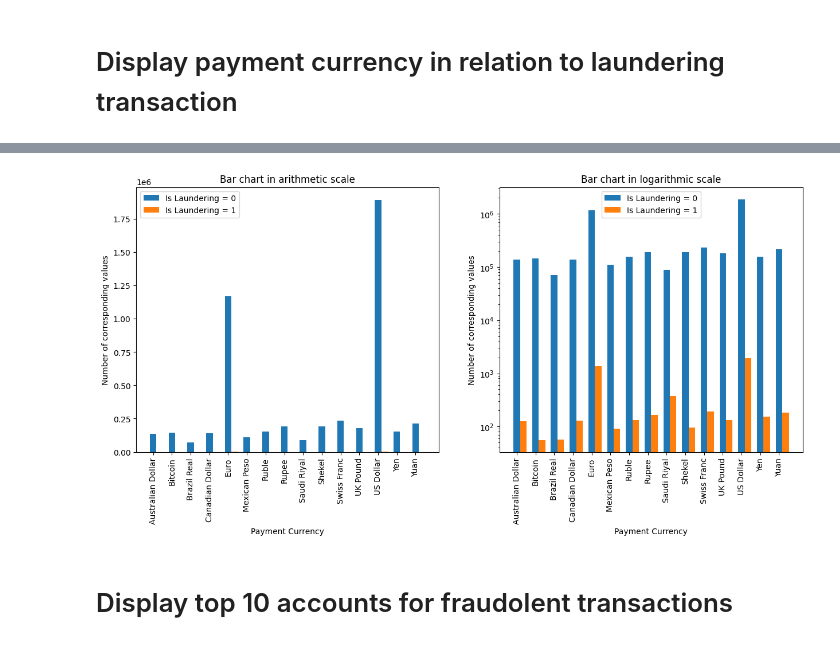
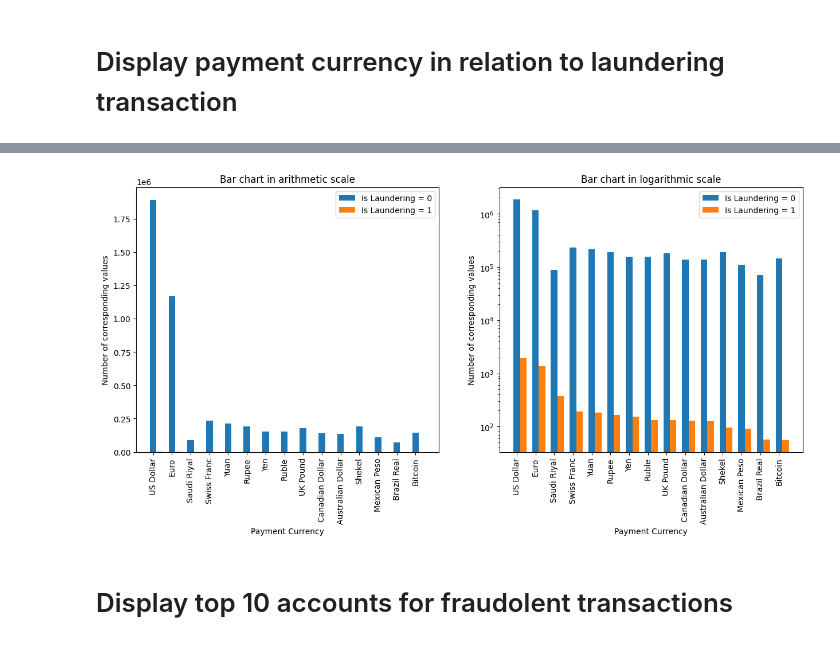
Before and after one commit to fabiobrambilla98/Joint_Project_AMD_SM2L, a Jupyter notebook: project/data_analyses.ipynb, the cells around one changed output, grey strips where cells are left out. Drawn from its saved outputs; the diff is of its cells as text; code cells hidden in the pictures.

```diff
--- a/project/data_analyses.ipynb
+++ b/project/data_analyses.ipynb
@@ -17,0 +56,17 @@ dask_df.head()
+# %%
+schema = StructType([
+    StructField('timestamp', StringType(), True),
+    StructField('from_bank', IntegerType(), True),
+    StructField('from_account', StringType(), True),
+    StructField('to_bank', IntegerType(), True),
+    StructField('to_account', StringType(), True),
+    StructField('amount_received', FloatType(), True),
+    StructField('receiving_currency', StringType(), True),
+    StructField('amount_paid', FloatType(), True),
+    StructField('payment_currency', StringType(), True),
+    StructField('payment_format', StringType(), True),
+    StructField('is_laundering', IntegerType(), True)])
+
+
+
+spark_df = spark.read.csv("../dataset/HI-Small_Trans.csv", header = True, schema=schema)
@@ -81,33 +158,43 @@ Wire             171855.0     NaN
 # %% [markdown]
 # Display payment currency in relation to laundering transaction
 # %%
-# Calculate the number of corresponding values for each value of the "Payment Format" and "Is Laundering" columns
-count_values = dask_df.groupby(['Payment Currency', 'Is Laundering']).size().compute()
+spark_df.select('payment_currency', 'is_laundering') \
+    .groupBy('payment_currency') \
+    .agg(
+        sum(col('is_laundering').cast('int')).alias('1'),
+        sum((1 - col('is_laundering')).cast('int')).alias('0')
+    ).orderBy('1', ascending=False).show(truncate=False)
 
-# Convert the results to a Pandas DataFrame and use the unstack() method
-count_values = count_values.unstack()
+grouped_df = spark_df.groupBy("payment_currency", "is_laundering").count()
 
-print(count_values.sort_values(1, ascending=False))
+# Convert Spark DataFrame to Pandas DataFrame
+count_values = grouped_df.toPandas()
+
+# Use the unstack() method
+count_values_currency = count_values.pivot(index='payment_currency', columns='is_laundering', values='count')
+
+# Sort the values by Is Laundering = 1 in descending order
+count_values_currency = count_values_currency.sort_values(1, ascending=False)
 
 # Create a bar chart with a logarithmic scale
 fig, axs = plt.subplots(1, 2, figsize=(15, 6))
 bar_width = 0.35
-bar_positions = range(len(count_values.index))
-axs[0].bar(bar_positions, count_values[0], bar_width, label='Is Laundering = 0')
-axs[0].bar([p + bar_width for p in bar_positions], count_values[1], bar_width, label='Is Laundering = 1')
+bar_positions = range(len(count_values_currency.index))
+axs[0].bar(bar_positions, count_values_currency[0], bar_width, label='Is Laundering = 0')
+axs[0].bar([p + bar_width for p in bar_positions], count_values_currency[1], bar_width, label='Is Laundering = 1')
 axs[0].set_xticks(bar_positions)
-axs[0].set_xticklabels(count_values.index, rotation='vertical')
-axs[0].set_xticklabels(count_values.index)
+axs[0].set_xticklabels(count_values_currency.index, rotation='vertical')
+axs[0].set_xticklabels(count_values_currency.index)
 axs[0].set_xlabel('Payment Currency')
 axs[0].set_ylabel('Number of corresponding values')
 axs[0].set_title('Bar chart in arithmetic scale')
 axs[0].legend()
 
-axs[1].bar(bar_positions, count_values[0], bar_width, label='Is Laundering = 0')
-axs[1].bar([p + bar_width for p in bar_positions], count_values[1], bar_width, label='Is Laundering = 1')
+axs[1].bar(bar_positions, count_values_currency[0], bar_width, label='Is Laundering = 0')
+axs[1].bar([p + bar_width for p in bar_positions], count_values_currency[1], bar_width, label='Is Laundering = 1')
 axs[1].set_xticks(bar_positions)
-axs[1].set_xticklabels(count_values.index, rotation='vertical')
-axs[1].set_xticklabels(count_values.index)
+axs[1].set_xticklabels(count_values_currency.index, rotation='vertical')
+axs[1].set_xticklabels(count_values_currency.index)
 axs[1].set_xlabel('Payment Currency')
 axs[1].set_ylabel('Number of corresponding values')
 axs[1].set_title('Bar chart in logarithmic scale')
@@ -137,3 +226,3 @@ Bitcoin             146010    56
-[figure, old version]
+[figure, new version]
 # %% [markdown]
 # Display top 10 accounts for fraudolent transactions
```
Also changed, not shown: parts of 28 cells of this notebook, 6 other files.
